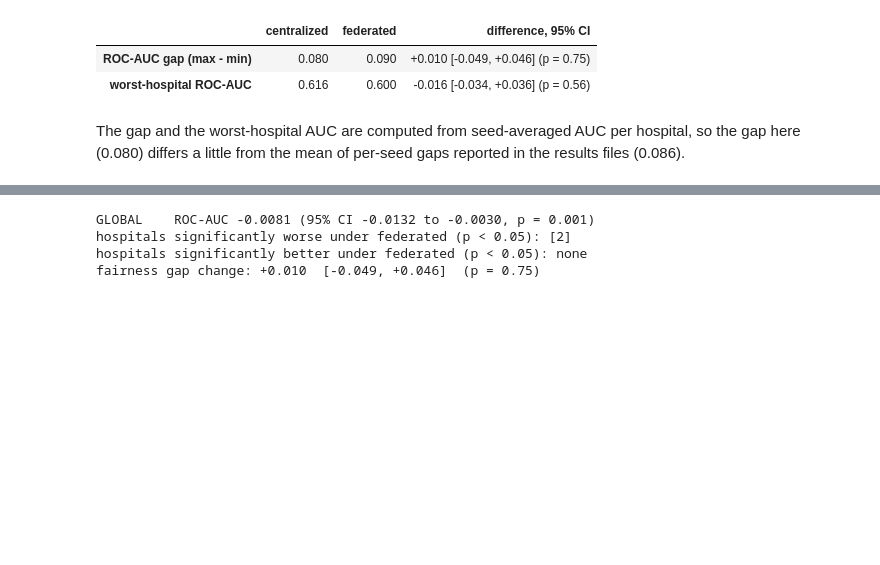
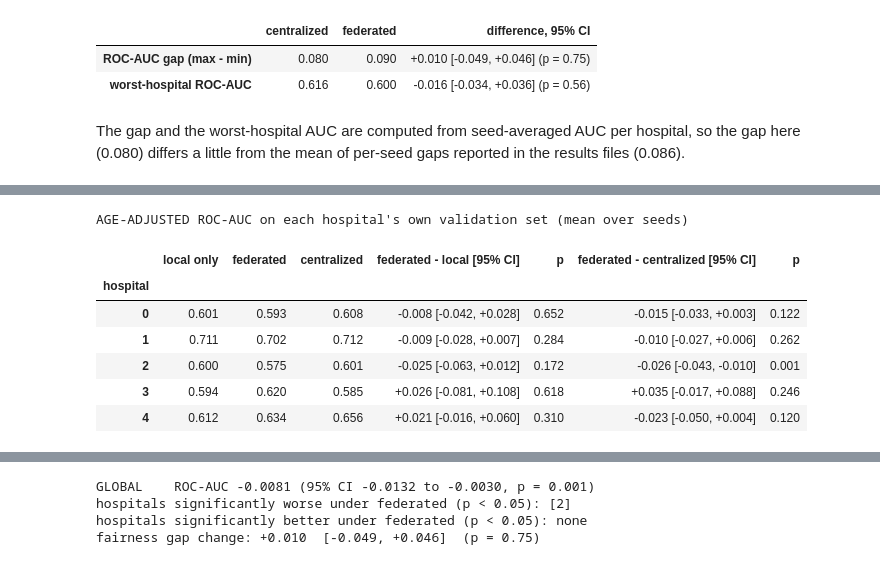
Before and after one commit to sunidhishekar-create/federated-learning-on-hospital-data-, a Jupyter notebook: notebooks/04_federated_vs_centralized.ipynb, the cells around one changed output, grey strips where cells are left out. Drawn from its saved outputs; the diff is of its cells as text; code cells hidden in the pictures; blank space fills up the shorter version.

```diff
--- a/notebooks/04_federated_vs_centralized.ipynb
+++ b/notebooks/04_federated_vs_centralized.ipynb
@@ -224,0 +264,12 @@ The gap and the worst-hospital AUC are computed from seed-averaged AUC per hospi
+# %%
+from src.compare import age_band_fn
+from src.data_loader import load_hospital_data
+band_of = age_band_fn()
+BANDS = ["<50", "50-69", "70+"]
+rate = {}
+for h in range(5):
+    X, y, Xv, yv = load_hospital_data(h)
+    b, yy = np.concatenate([band_of(X), band_of(Xv)]), np.concatenate([y, yv])
+    rate[h] = {f"readmitted, age {BANDS[k]}": f"{yy[b == k].mean():.1%} (n={int((b == k).sum())})" for k in range(3)}
+print("Readmission rate by age band inside each hospital (train + validation):")
+pd.DataFrame(rate).T.rename_axis("hospital")
@@ -224,0 +295,21 @@ The gap and the worst-hospital AUC are computed from seed-averaged AUC per hospi
+# %%
+rows = []
+for h in map(str, range(5)):
+    fl, fc = V[h]["fed_minus_local"]["roc_auc_within_age"], V[h]["fed_minus_cen"]["roc_auc_within_age"]
+    rows.append({"hospital": int(h),
+                 "local only": f"{P[h]['loc']['roc_auc_within_age']:.3f}",
+                 "federated": f"{P[h]['fed']['roc_auc_within_age']:.3f}",
+                 "centralized": f"{P[h]['cen']['roc_auc_within_age']:.3f}",
+                 "federated - local [95% CI]": ci(fl), "p": f"{fl['p']:.3f}",
+                 "federated - centralized [95% CI]": ci(fc), "p ": f"{fc['p']:.3f}"})
+print("AGE-ADJUSTED ROC-AUC on each hospital's own validation set (mean over seeds)")
+pd.DataFrame(rows).set_index("hospital")
+# %% [output]
+AGE-ADJUSTED ROC-AUC on each hospital's own validation set (mean over seeds)
+|  | local only | federated | centralized | federated - local [95% CI] | p | federated - centralized [95% CI] | p |
+| hospital |  |  |  |  |  |  |  |
+| 0 | 0.601 | 0.593 | 0.608 | -0.008 [-0.042, +0.028] | 0.652 | -0.015 [-0.033, +0.003] | 0.122 |
+| 1 | 0.711 | 0.702 | 0.712 | -0.009 [-0.028, +0.007] | 0.284 | -0.010 [-0.027, +0.006] | 0.262 |
+| 2 | 0.600 | 0.575 | 0.601 | -0.025 [-0.063, +0.012] | 0.172 | -0.026 [-0.043, -0.010] | 0.001 |
+| 3 | 0.594 | 0.620 | 0.585 | +0.026 [-0.081, +0.108] | 0.618 | +0.035 [-0.017, +0.088] | 0.246 |
+| 4 | 0.612 | 0.634 | 0.656 | +0.021 [-0.016, +0.060] | 0.310 | -0.023 [-0.050, +0.004] | 0.120 |
```
Also changed, not shown: parts of 21 cells of this notebook, 2 other files.
